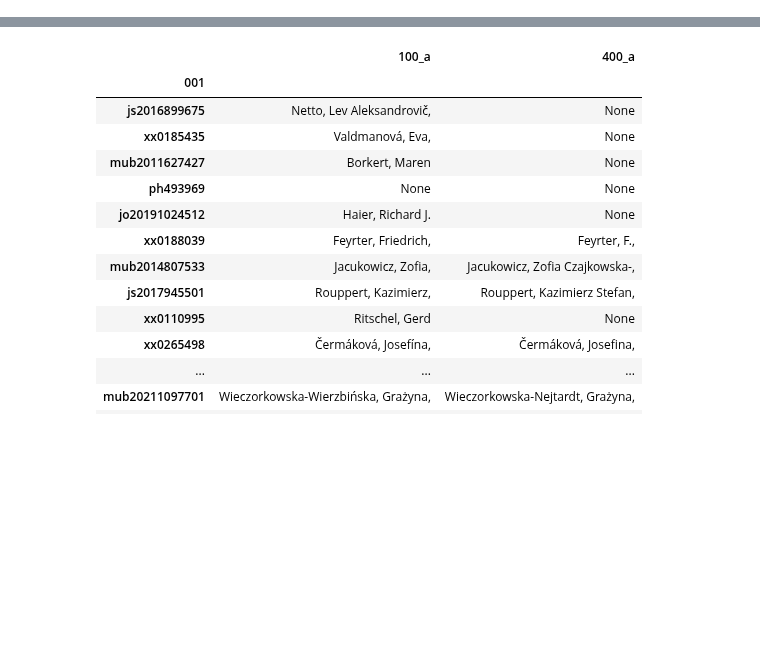
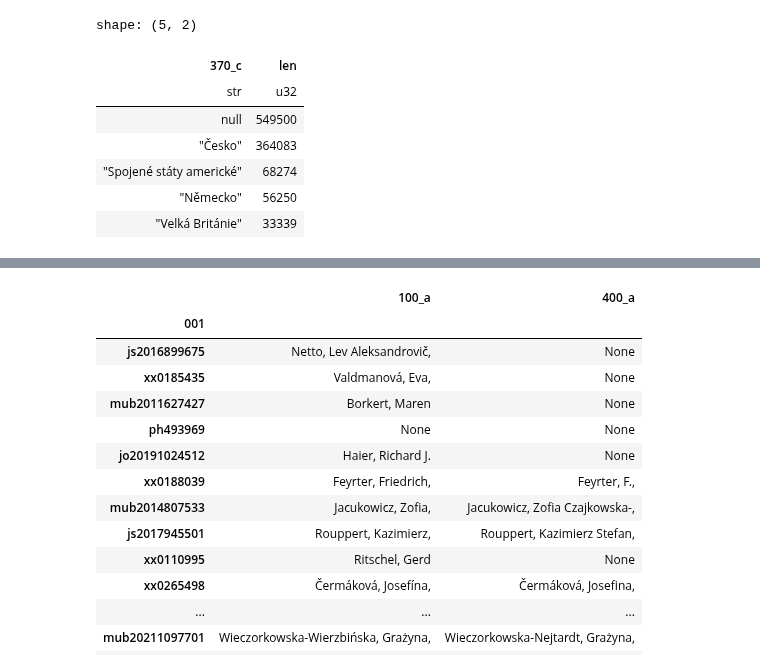
Before and after one commit to DataRozhlas/knizni-peoplemetr, a Jupyter notebook: 108_explorace_autorit.ipynb, the cells around one changed output, grey strips where cells are left out. Cells and saved outputs as stored; diff of their text form; code cells hidden in the pictures; blank space fills up the shorter version.

```diff
--- a/108_explorace_autorit.ipynb
+++ b/108_explorace_autorit.ipynb
@@ -5,0 +24,11 @@ df = pd.read_parquet(os.path.join("data","aut_vyber.parquet"))
+# %%
+df.explode("370_c").group_by('370_c').len().sort(by='len',descending=True).head()
+# %% [output]
+shape: (5, 2)
+| 370_c | len |
+| str | u32 |
+| null | 549500 |
+| "Česko" | 364083 |
+| "Spojené státy americké" | 68274 |
+| "Německo" | 56250 |
+| "Velká Británie" | 33339 |
```
Also changed, not shown: parts of 4 cells of this notebook, 32 other files.
